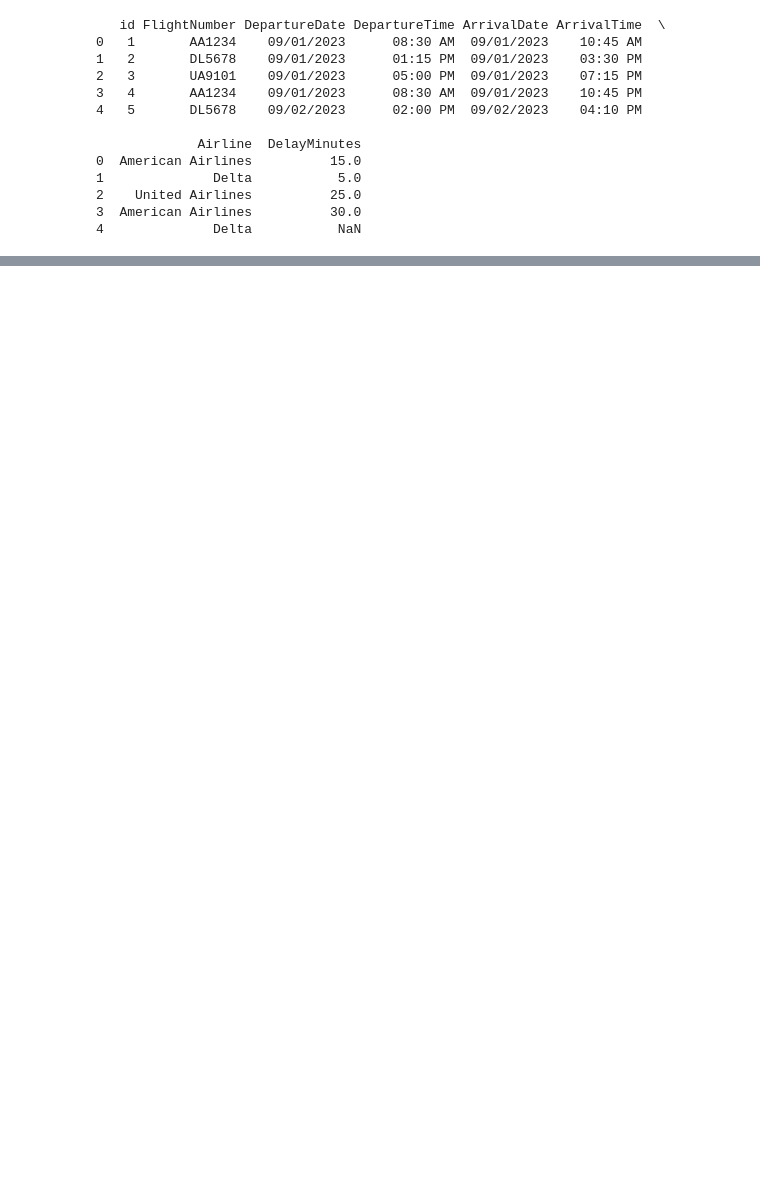
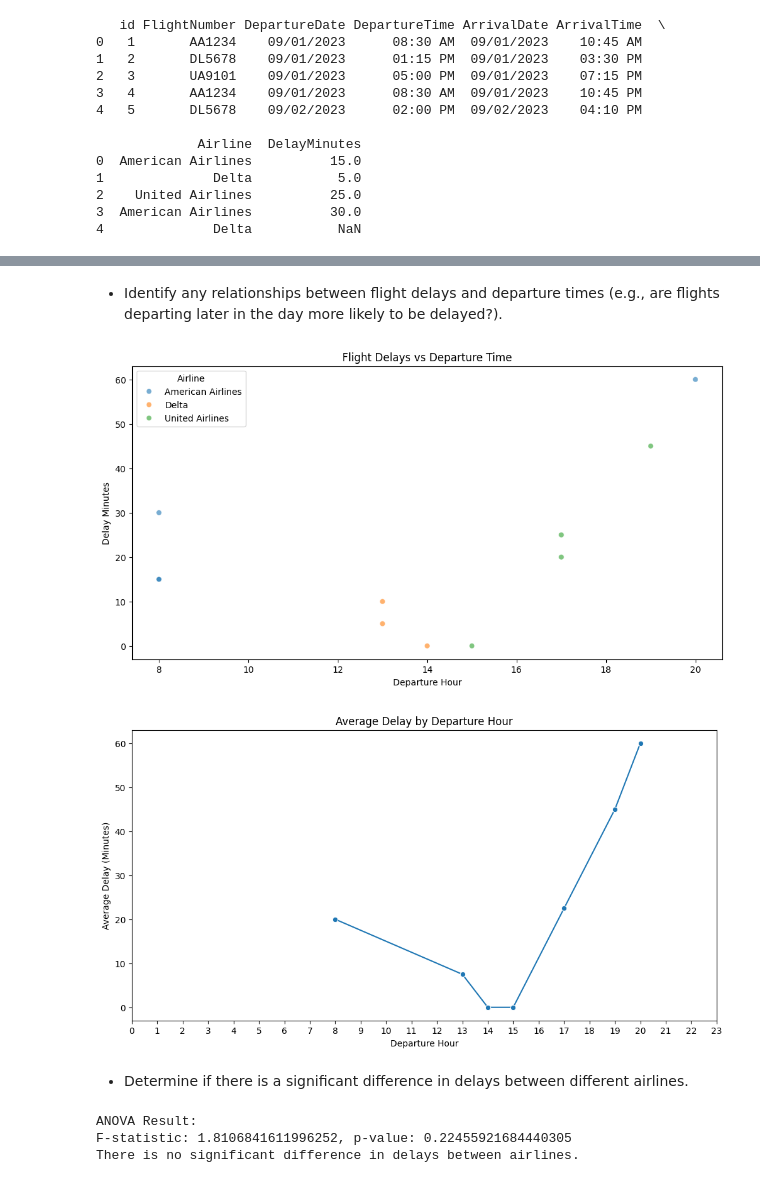
Before and after one commit to viseshagarwal/Akasa-Air-Analytics-Assignment, a Jupyter notebook: Assignment.ipynb, the cells around one changed output, grey strips where cells are left out. Saved outputs shown, nothing was run; the diff lists cells and outputs as text; code cells hidden in the pictures; blank space fills up the shorter version.

```diff
--- a/Assignment.ipynb
+++ b/Assignment.ipynb
@@ -91,0 +400,49 @@ finally:
+# %% [markdown]
+- Identify any relationships between flight delays and departure times (e.g., are flights departing later in the day more likely to be delayed?).
+# %%
+# Extract hour from DepartureTime
+df["DepartureHour"] = pd.to_datetime(df["DepartureTime"], format="%H:%M").dt.hour
+
+# Scatter plot of DepartureHour vs DelayMinutes
+plt.figure(figsize=(12, 6))
+sns.scatterplot(data=df, x="DepartureHour", y="DelayMinutes", hue="Airline", alpha=0.6)
+plt.title("Flight Delays vs Departure Time")
+plt.xlabel("Departure Hour")
+plt.ylabel("Delay Minutes")
+plt.legend(title="Airline")
+plt.show()
+
+# Alternatively, analyze average delay by departure hour
+average_delay_hour = df.groupby("DepartureHour")["DelayMinutes"].mean().reset_index()
+
+plt.figure(figsize=(12, 6))
+sns.lineplot(data=average_delay_hour, x="DepartureHour", y="DelayMinutes", marker="o")
+plt.title("Average Delay by Departure Hour")
+plt.xlabel("Departure Hour")
+plt.ylabel("Average Delay (Minutes)")
+plt.xticks(range(0, 24))
+plt.show()
+# %% [output]
+[figure, added]
+[figure, added]
+# %% [markdown]
+- Determine if there is a significant difference in delays between different airlines.
+# %%
+# Prepare data for ANOVA
+airline_delays = [group["DelayMinutes"].values for name, group in df.groupby("Airline")]
+
+# Perform one-way ANOVA
+anova_result = stats.f_oneway(*airline_delays)
+
+print("ANOVA Result:")
+print(f"F-statistic: {anova_result.statistic}, p-value: {anova_result.pvalue}")
+
+# Interpretation
+if anova_result.pvalue < 0.05:
+    print("There is a significant difference in delays between airlines.")
+else:
+    print("There is no significant difference in delays between airlines.")
+# %% [output]
+ANOVA Result:
+F-statistic: 1.8106841611996252, p-value: 0.22455921684440305
+There is no significant difference in delays between airlines.
```
Also changed, not shown: parts of 30 cells of this notebook, 1 other file.
